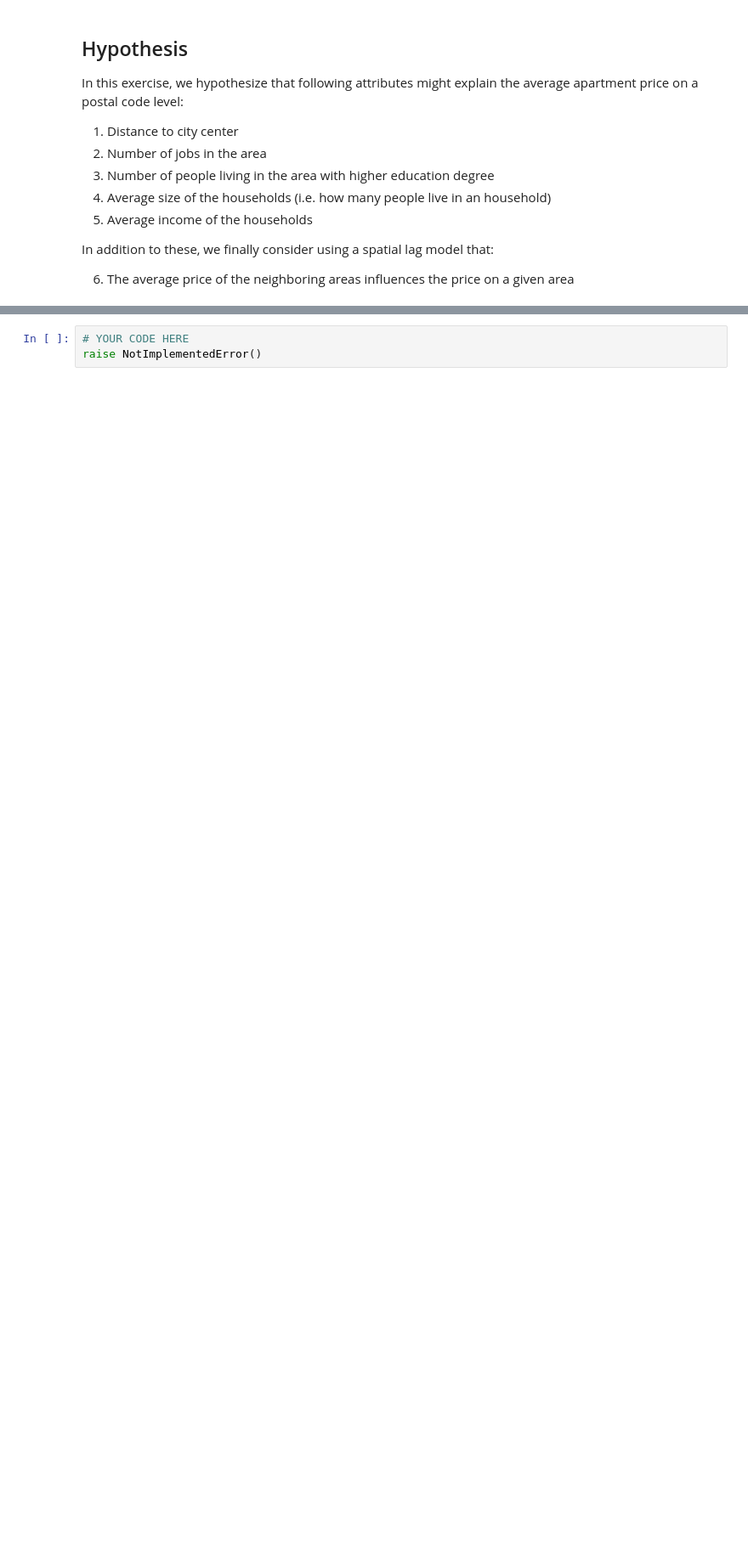
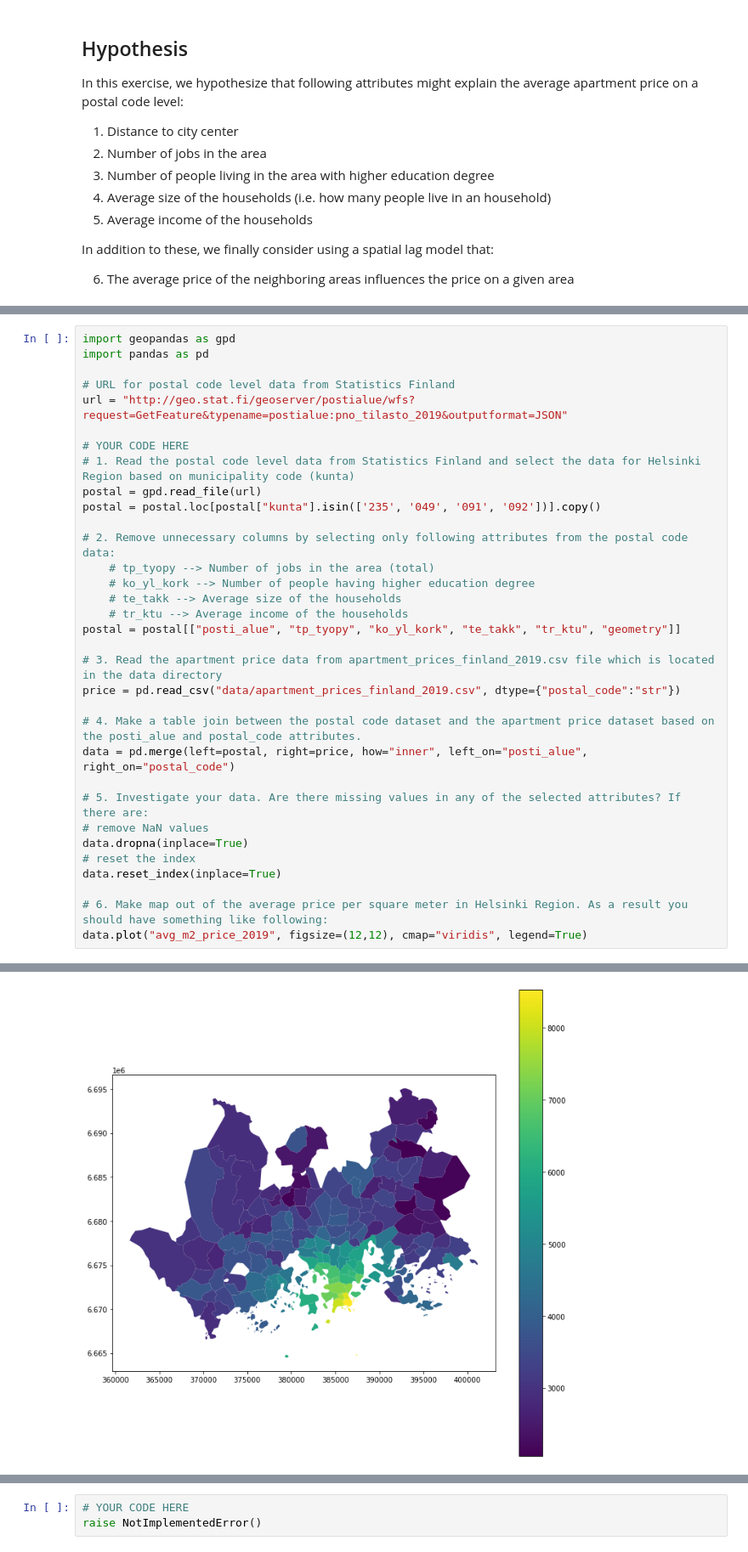
Before and after one commit to Sustainability-GIS-2022/exercise-4-laripernu, a Jupyter notebook: Exercise-4.ipynb, the cells around one changed output, grey strips where cells are left out. Shown: that part at 85% size. Saved outputs shown, nothing was run; the diff lists cells and outputs as text; blank space fills up the shorter version.

```diff
--- a/Exercise-4.ipynb
+++ b/Exercise-4.ipynb
@@ -111,0 +106,34 @@ raise NotImplementedError()
+# %%
+import geopandas as gpd
+import pandas as pd
+
+# URL for postal code level data from Statistics Finland
+url = "http://geo.stat.fi/geoserver/postialue/wfs?request=GetFeature&typename=postialue:pno_tilasto_2019&outputformat=JSON"
+
+# YOUR CODE HERE
+# 1. Read the postal code level data from Statistics Finland and select the data for Helsinki Region based on municipality code (kunta)
+postal = gpd.read_file(url)
+postal = postal.loc[postal["kunta"].isin(['235', '049', '091', '092'])].copy()
+
+# 2. Remove unnecessary columns by selecting only following attributes from the postal code data:
+    # tp_tyopy --> Number of jobs in the area (total)
+    # ko_yl_kork --> Number of people having higher education degree
+    # te_takk --> Average size of the households
+    # tr_ktu --> Average income of the households
+postal = postal[["posti_alue", "tp_tyopy", "ko_yl_kork", "te_takk", "tr_ktu", "geometry"]]
+
+# 3. Read the apartment price data from apartment_prices_finland_2019.csv file which is located in the data directory
+price = pd.read_csv("data/apartment_prices_finland_2019.csv", dtype={"postal_code":"str"})
+
+# 4. Make a table join between the postal code dataset and the apartment price dataset based on the posti_alue and postal_code attributes.
+data = pd.merge(left=postal, right=price, how="inner", left_on="posti_alue", right_on="postal_code")
+
+# 5. Investigate your data. Are there missing values in any of the selected attributes? If there are:
+# remove NaN values
+data.dropna(inplace=True)
+# reset the index
+data.reset_index(inplace=True)
+
+# 6. Make map out of the average price per square meter in Helsinki Region. As a result you should have something like following:
+data.plot("avg_m2_price_2019", figsize=(12,12), cmap="viridis", legend=True)
+# %% [output]
@@ -112,3 +141,4 @@ raise NotImplementedError()
+[figure, added]
 # %% [markdown]
 ## Problem 2 - Create an accessibility index for each postal code area (2 points)
 
```
Also changed, not shown: parts of 2 cells of this notebook.
